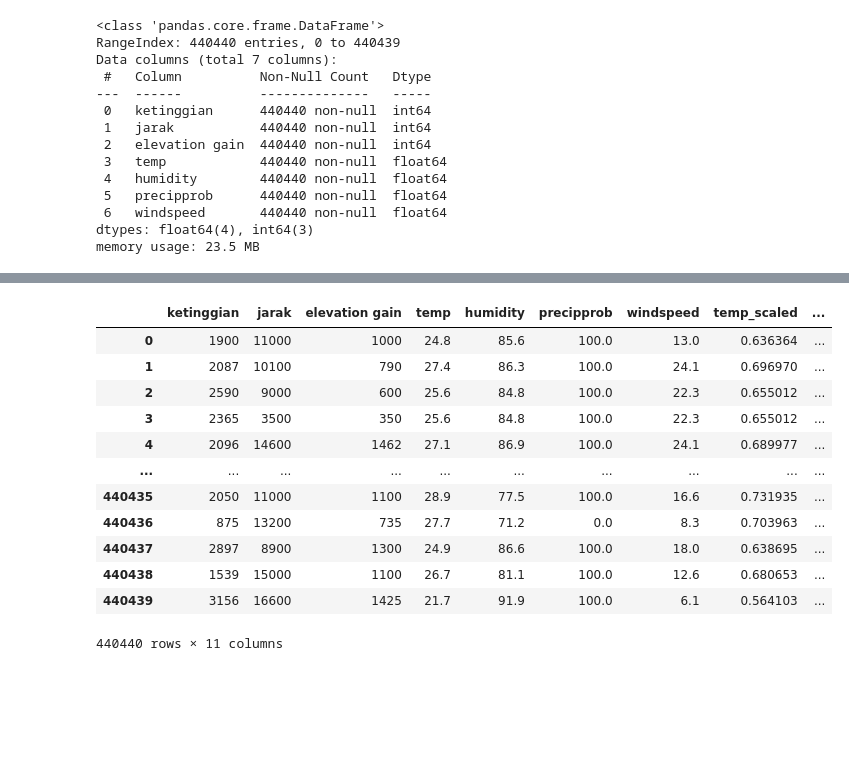
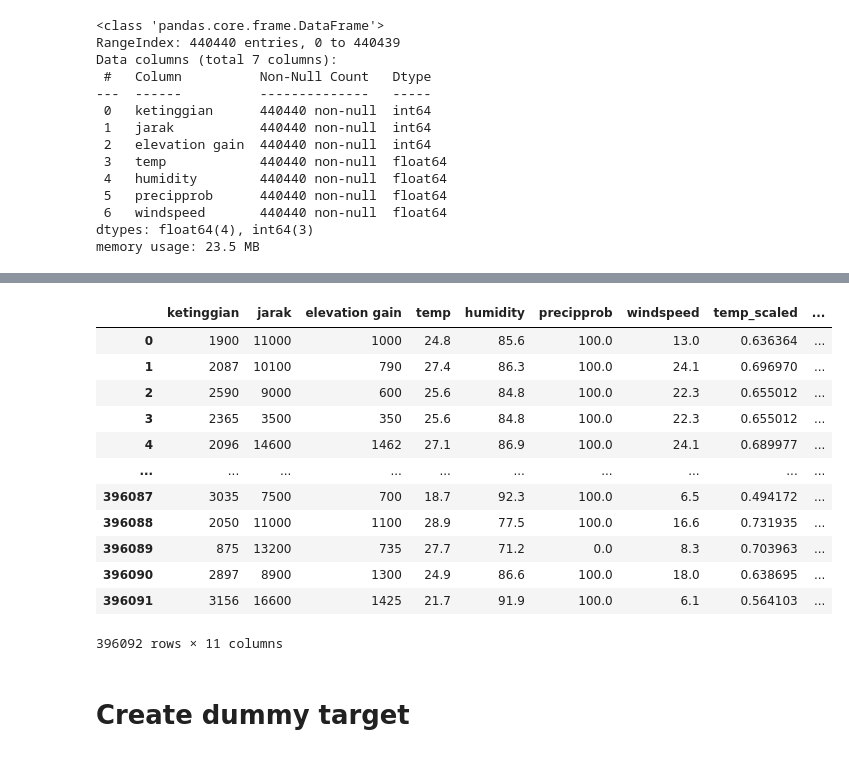
Before and after one commit to Vanessa-Audrie/HiPlan-ML, a Jupyter notebook: data etl/model2_data/Model2_data.ipynb, the cells around one changed output, grey strips where cells are left out. Saved outputs shown, nothing was run; the diff lists cells and outputs as text; code cells hidden in the pictures; blank space fills up the shorter version.

```diff
--- a/data etl/model2_data/Model2_data.ipynb
+++ b/data etl/model2_data/Model2_data.ipynb
@@ -96,5 +103,7 @@ combined_df
 # %%
 features = ['ketinggian', 'jarak', 'elevation gain', 'temp', 'humidity', 'precipprob', 'windspeed']
 combined_df = combined_df[features]
+# %%
+new_df = combined_df.copy()
 # %%
 # cek info
@@ -116,0 +144,2 @@ memory usage: 23.5 MB
+# %%
+new_df.drop_duplicates(inplace=True)
@@ -126,19 +195,21 @@ combined_df = pd.concat([combined_df, scaled_df], axis=1)
-# %%
-combined_df
-# %% [output]
-|  | ketinggian | jarak | elevation gain | temp | humidity | precipprob | windspeed | temp_scaled | ... |
-| 0 | 1900 | 11000 | 1000 | 24.8 | 85.6 | 100.0 | 13.0 | 0.636364 | ... |
-| 1 | 2087 | 10100 | 790 | 27.4 | 86.3 | 100.0 | 24.1 | 0.696970 | ... |
-| 2 | 2590 | 9000 | 600 | 25.6 | 84.8 | 100.0 | 22.3 | 0.655012 | ... |
-| 3 | 2365 | 3500 | 350 | 25.6 | 84.8 | 100.0 | 22.3 | 0.655012 | ... |
-| 4 | 2096 | 14600 | 1462 | 27.1 | 86.9 | 100.0 | 24.1 | 0.689977 | ... |
-| ... | ... | ... | ... | ... | ... | ... | ... | ... | ... |
-| 440435 | 2050 | 11000 | 1100 | 28.9 | 77.5 | 100.0 | 16.6 | 0.731935 | ... |
-| 440436 | 875 | 13200 | 735 | 27.7 | 71.2 | 0.0 | 8.3 | 0.703963 | ... |
-| 440437 | 2897 | 8900 | 1300 | 24.9 | 86.6 | 100.0 | 18.0 | 0.638695 | ... |
-| 440438 | 1539 | 15000 | 1100 | 26.7 | 81.1 | 100.0 | 12.6 | 0.680653 | ... |
-| 440439 | 3156 | 16600 | 1425 | 21.7 | 91.9 | 100.0 | 6.1 | 0.564103 | ... |
-440440 rows × 11 columns
+# %%
+new_df
+# %% [output]
+|  | ketinggian | jarak | elevation gain | temp | humidity | precipprob | windspeed | temp_scaled | ... |
+| 0 | 1900 | 11000 | 1000 | 24.8 | 85.6 | 100.0 | 13.0 | 0.636364 | ... |
+| 1 | 2087 | 10100 | 790 | 27.4 | 86.3 | 100.0 | 24.1 | 0.696970 | ... |
+| 2 | 2590 | 9000 | 600 | 25.6 | 84.8 | 100.0 | 22.3 | 0.655012 | ... |
+| 3 | 2365 | 3500 | 350 | 25.6 | 84.8 | 100.0 | 22.3 | 0.655012 | ... |
+| 4 | 2096 | 14600 | 1462 | 27.1 | 86.9 | 100.0 | 24.1 | 0.689977 | ... |
+| ... | ... | ... | ... | ... | ... | ... | ... | ... | ... |
+| 396087 | 3035 | 7500 | 700 | 18.7 | 92.3 | 100.0 | 6.5 | 0.494172 | ... |
+| 396088 | 2050 | 11000 | 1100 | 28.9 | 77.5 | 100.0 | 16.6 | 0.731935 | ... |
+| 396089 | 875 | 13200 | 735 | 27.7 | 71.2 | 0.0 | 8.3 | 0.703963 | ... |
+| 396090 | 2897 | 8900 | 1300 | 24.9 | 86.6 | 100.0 | 18.0 | 0.638695 | ... |
+| 396091 | 3156 | 16600 | 1425 | 21.7 | 91.9 | 100.0 | 6.1 | 0.564103 | ... |
+396092 rows × 11 columns
+# %% [markdown]
+# Create dummy target
 # %%
 def base_difficulty(row):
     elevation_gain_ft = row['elevation gain'] * 3.28084  # konversi meter ke feet
```
Also changed, not shown: parts of 22 cells of this notebook, 14 other files.
